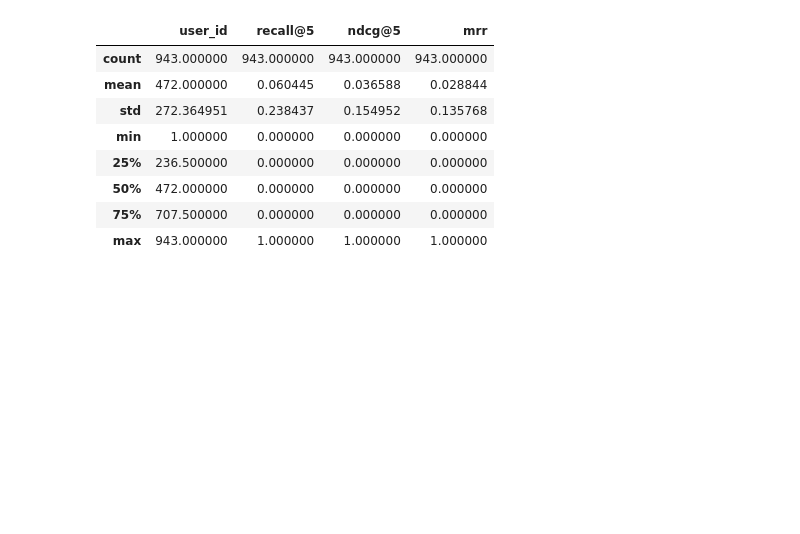
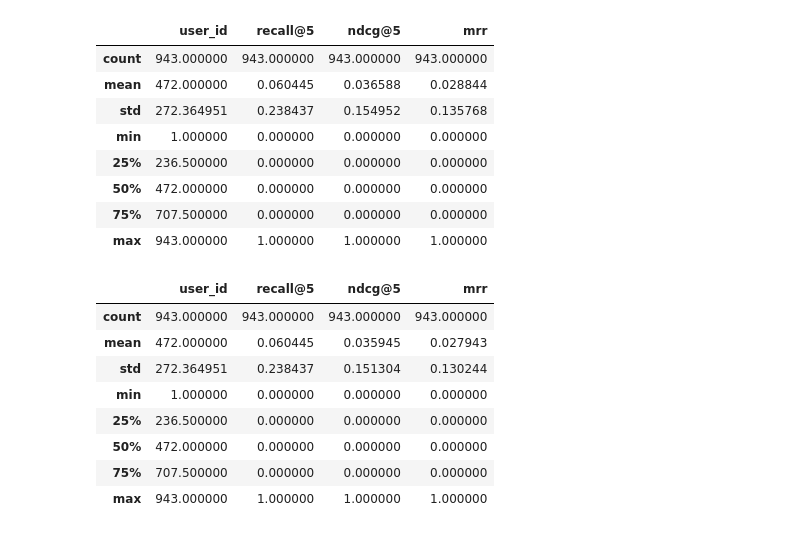
Before and after one commit to krishnacharya/GLoSS, a Jupyter notebook: notebooks/sequence_lengths.ipynb, the cells around one changed output. Cells and saved outputs as stored; diff of their text form; code cells hidden in the pictures; blank space fills up the shorter version.

```diff
--- a/notebooks/sequence_lengths.ipynb
+++ b/notebooks/sequence_lengths.ipynb
@@ -278,3 +377,19 @@ pum.describe()
 | 50% | 472.000000 | 0.000000 | 0.000000 | 0.000000 |
 | 75% | 707.500000 | 0.000000 | 0.000000 | 0.000000 |
 | max | 943.000000 | 1.000000 | 1.000000 | 1.000000 |
+# %%
+from src.utils.project_dirs import get_peruser_metric_dataset_modelname_encoder
+dir = get_peruser_metric_dataset_modelname_encoder(dataset='ml100k', model_name='llama-8b', encoder_name='sentence-transformers/all-MiniLM-L6-v2')
+pum = pd.read_json(str(dir / 'ml100k_test_llama-8b.jsonl'), orient='records', lines=True)
+
+pum.describe()
+# %% [output]
+|  | user_id | recall@5 | ndcg@5 | mrr |
+| count | 943.000000 | 943.000000 | 943.000000 | 943.000000 |
+| mean | 472.000000 | 0.060445 | 0.035945 | 0.027943 |
+| std | 272.364951 | 0.238437 | 0.151304 | 0.130244 |
+| min | 1.000000 | 0.000000 | 0.000000 | 0.000000 |
+| 25% | 236.500000 | 0.000000 | 0.000000 | 0.000000 |
+| 50% | 472.000000 | 0.000000 | 0.000000 | 0.000000 |
+| 75% | 707.500000 | 0.000000 | 0.000000 | 0.000000 |
+| max | 943.000000 | 1.000000 | 1.000000 | 1.000000 |
```
Also changed, not shown: parts of 7 cells of this notebook, 37 other files.
